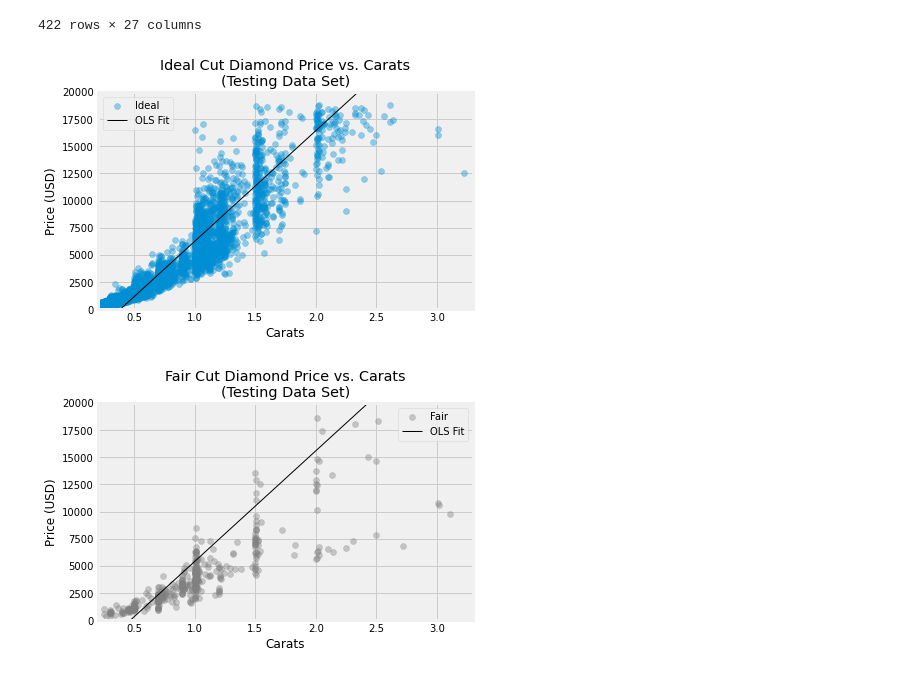
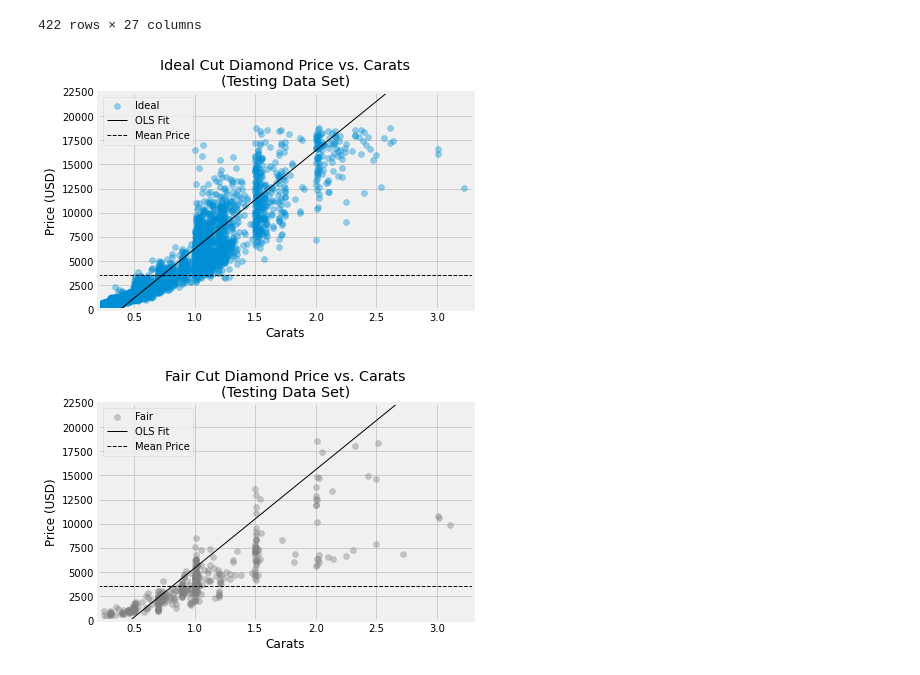
Before and after one commit to telwoo/final-project, a Jupyter notebook: import_provisional_data.ipynb, the cells around one changed output. Saved outputs shown, nothing was run; the diff lists cells and outputs as text; code cells hidden in the pictures.

Commit message:
add means to cut price v carat plots

```diff
--- a/import_provisional_data.ipynb
+++ b/import_provisional_data.ipynb
@@ -555,28 +555,34 @@ Xy_test_Fair.price = Xy_test_Fair.price \
 # %%
 # Plot ideal cut diamond price vs. carats
 fig2, ax2 = plt.subplots()
 
 ax2.scatter(Xy_test_Ideal.carat, Xy_test_Ideal.price, alpha=0.4)
 #ax2.scatter(Xy_test_Fair.carat, Xy_test_Fair.price)
 
 ax2.plot(x, y_ideal, color='black', linewidth=1)
+
+xmin, xmax = (0.2, 3.3)
+mean_Ideal = Xy_test_Ideal.price.mean()
+ax2.hlines(mean_Ideal, xmin=xmin, xmax=xmax, color='black', linestyles='dashed', linewidth=1)
+
 # ax.plot(x, y_premium)
 # ax.plot(x, y_very_good)
 # ax.plot(x, y_good)
 #ax2.plot(x, y_fair, color='black', linewidth=1)
 # ax.plot(x, y_base)
 
-ax2.set_xlim(xmin=0.2, xmax=3.3)
-ax2.set_ylim(ymin=0, ymax=20000)
+ymin, ymax = (0, 22500)
+ax2.set_xlim(xmin=xmin, xmax=xmax)
+ax2.set_ylim(ymin=ymin, ymax=ymax)
 
 ax2.set_title('Ideal Cut Diamond Price vs. Carats\n(Testing Data Set)')
-ax2.legend(['Ideal', 'OLS Fit']) #, 'Premium', 'Very Good', 'Good', 'Fair', 'Base'])
+ax2.legend(['Ideal', 'OLS Fit', 'Mean Price']) #, 'Premium', 'Very Good', 'Good', 'Fair', 'Base'])
 
 ax2.xaxis.set_label_text('Carats')
 ax2.yaxis.set_label_text('Price (USD)')
 plt.show()
 # %% [output]
-[figure, old version]
+[figure, new version]
 # %%
 # Plot ideal cut diamond price vs. carats
 fig3, ax3 = plt.subplots()
@@ -584,21 +590,25 @@ fig3, ax3 = plt.subplots()
 #ax2.scatter(Xy_test_Ideal.carat, Xy_test_Ideal.price, alpha=0.2)
 ax3.scatter(Xy_test_Fair.carat, Xy_test_Fair.price, alpha=0.4, color='gray')
 
+ax3.plot(x, y_fair, color='black', linewidth=1)
+
+mean_Fair = Xy_test_Fair.price.mean()
+ax3.hlines(mean_Ideal, xmin=xmin, xmax=xmax, color='black', linestyles='dashed', linewidth=1)
+
 #ax2.plot(x, y_ideal, color='black', linewidth=1)
 # ax.plot(x, y_premium)
 # ax.plot(x, y_very_good)
 # ax.plot(x, y_good)
-ax3.plot(x, y_fair, color='black', linewidth=1)
 # ax.plot(x, y_base)
 
-ax3.set_xlim(xmin=0.2, xmax=3.3)
-ax3.set_ylim(ymin=0, ymax=20000)
+ax3.set_xlim(xmin=xmin, xmax=xmax)
+ax3.set_ylim(ymin=ymin, ymax=ymax)
 
 ax3.set_title('Fair Cut Diamond Price vs. Carats\n(Testing Data Set)')
-ax3.legend(['Fair', 'OLS Fit']) #, 'Premium', 'Very Good', 'Good', 'Fair', 'Base'])
+ax3.legend(['Fair', 'OLS Fit', 'Mean Price']) #, 'Premium', 'Very Good', 'Good', 'Fair', 'Base'])
 
 ax3.xaxis.set_label_text('Carats')
 ax3.yaxis.set_label_text('Price (USD)')
 plt.show()
 # %% [output]
-[figure, old version]
+[figure, new version]
```
Also changed, not shown: 1 other file.
